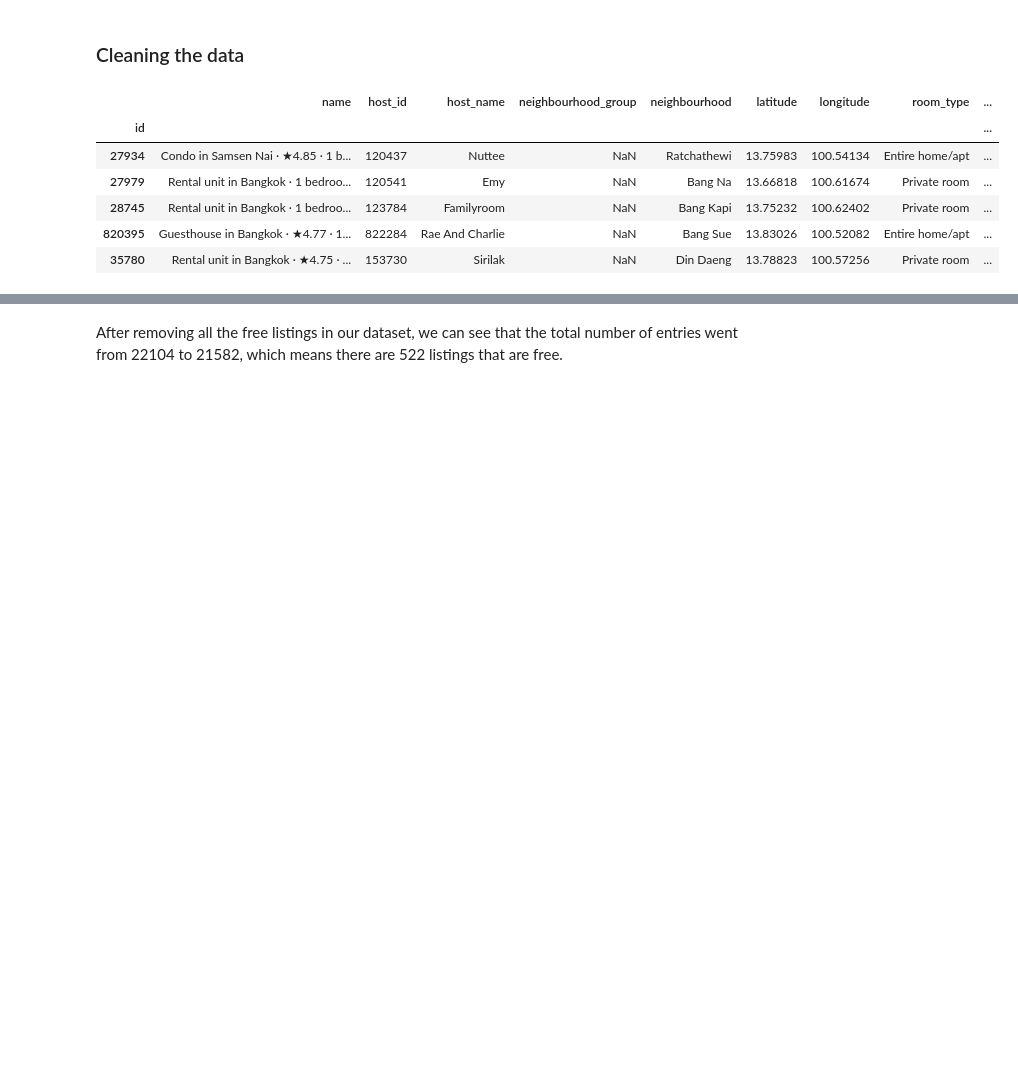
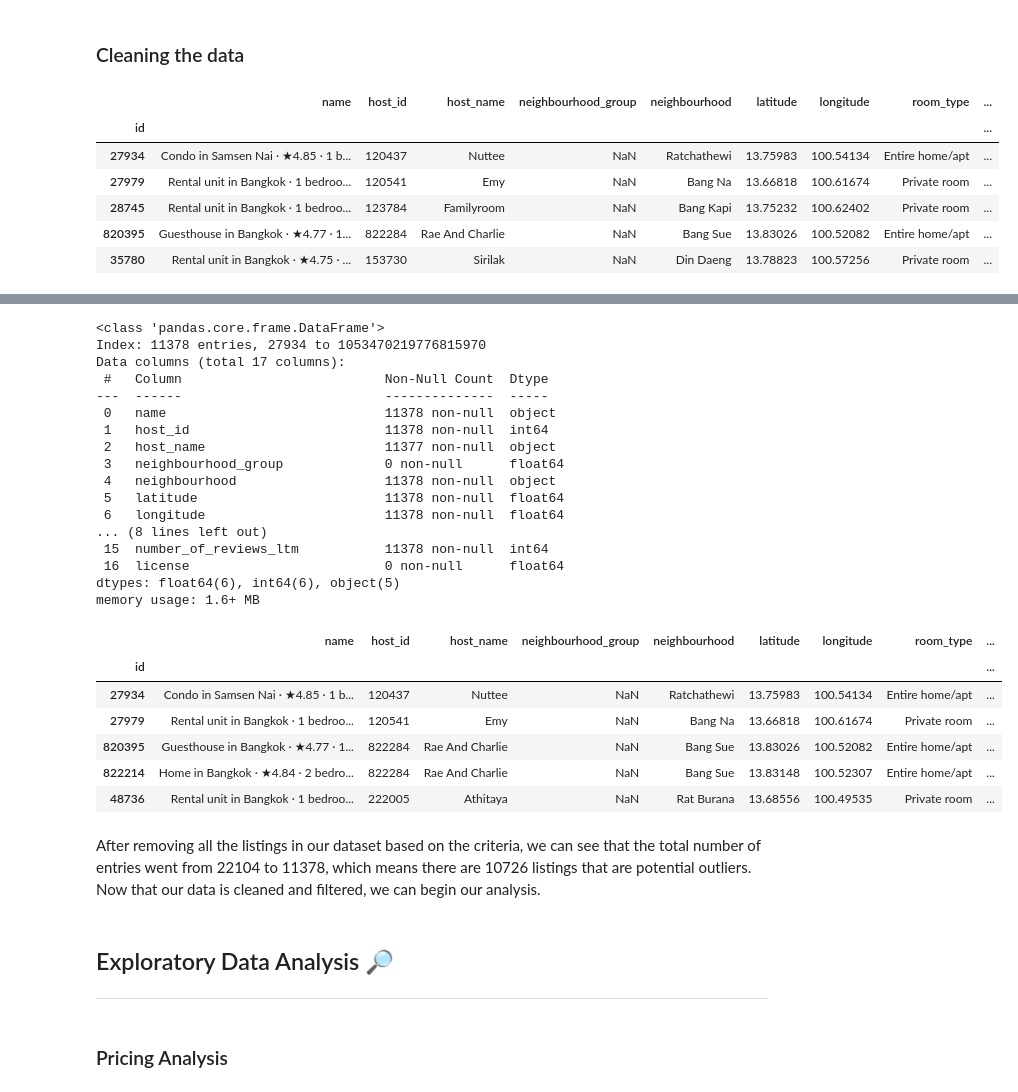
Before and after one commit to jshum17/Airbnb-Listings-Analysis, a Jupyter notebook: notebook.ipynb, the cells around one changed output, grey strips where cells are left out. Drawn from its saved outputs; the diff is of its cells as text; code cells hidden in the pictures; blank space fills up the shorter version.

```diff
--- a/notebook.ipynb
+++ b/notebook.ipynb
@@ -47,7 +48,12 @@ This project uses [InsideAirbnb](http://insideairbnb.com) listings data for Bang
 ### Importing the data
 # %%
 import pandas as pd
+import matplotlib.pyplot as plt
 import numpy as np
+from collections import Counter
+
+# Setting the max rows into 15 for display
+pd.set_option('display.max_Rows', 15)
 
 # Loading in data
 listing = pd.read_csv("data/listings.csv", index_col=0)
@@ -93,8 +99,3 @@ listing.head()
 | 28745 | Rental unit in Bangkok · 1 bedroo... | 123784 | Familyroom | NaN | Bang Kapi | 13.75232 | 100.62402 | Private room | ... |
 | 820395 | Guesthouse in Bangkok · ★4.77 · 1... | 822284 | Rae And Charlie | NaN | Bang Sue | 13.83026 | 100.52082 | Entire home/apt | ... |
 | 35780 | Rental unit in Bangkok · ★4.75 · ... | 153730 | Sirilak | NaN | Din Daeng | 13.78823 | 100.57256 | Private room | ... |
-# %%
-# Updating dataset by filtering out free listings
-listing = listing[listing.price > 0]
-listing.info()
-listing.head()
@@ -126,2 +137,37 @@ memory usage: 3.0+ MB
+# %%
+# Updating dataset by filtering out listings with a over 10 minimum night stay requirement
+listing = listing[listing.minimum_nights <= 10]
+listing.info()
+listing.head()
+# %% [output]
+<class 'pandas.core.frame.DataFrame'>
+Index: 11378 entries, 27934 to 1053470219776815970
+Data columns (total 17 columns):
+ #   Column                          Non-Null Count  Dtype
+---  ------                          --------------  -----
+ 0   name                            11378 non-null  object
+ 1   host_id                         11378 non-null  int64
+ 2   host_name                       11377 non-null  object
+ 3   neighbourhood_group             0 non-null      float64
+ 4   neighbourhood                   11378 non-null  object
+ 5   latitude                        11378 non-null  float64
+ 6   longitude                       11378 non-null  float64
+... (8 lines left out)
+ 15  number_of_reviews_ltm           11378 non-null  int64
+ 16  license                         0 non-null      float64
+dtypes: float64(6), int64(6), object(5)
+memory usage: 1.6+ MB
+|  | name | host_id | host_name | neighbourhood_group | neighbourhood | latitude | longitude | room_type | ... |
+| id |  |  |  |  |  |  |  |  | ... |
+| 27934 | Condo in Samsen Nai · ★4.85 · 1 b... | 120437 | Nuttee | NaN | Ratchathewi | 13.75983 | 100.54134 | Entire home/apt | ... |
+| 27979 | Rental unit in Bangkok · 1 bedroo... | 120541 | Emy | NaN | Bang Na | 13.66818 | 100.61674 | Private room | ... |
+| 820395 | Guesthouse in Bangkok · ★4.77 · 1... | 822284 | Rae And Charlie | NaN | Bang Sue | 13.83026 | 100.52082 | Entire home/apt | ... |
+| 822214 | Home in Bangkok · ★4.84 · 2 bedro... | 822284 | Rae And Charlie | NaN | Bang Sue | 13.83148 | 100.52307 | Entire home/apt | ... |
+| 48736 | Rental unit in Bangkok · 1 bedroo... | 222005 | Athitaya | NaN | Rat Burana | 13.68556 | 100.49535 | Private room | ... |
 # %% [markdown]
-After removing all the free listings in our dataset, we can see that the total number of entries went from 22104 to 21582, which means there are 522 listings that are free.
+After removing all the listings in our dataset based on the criteria, we can see that the total number of entries went from 22104 to 11378, which means there are 10726 listings that are potential outliers. Now that our data is cleaned and filtered, we can begin our analysis.
+# %% [markdown]
+## Exploratory Data Analysis 🔎
+---
+# %% [markdown]
+### Pricing Analysis
```
Also changed, not shown: parts of 17 cells of this notebook.
